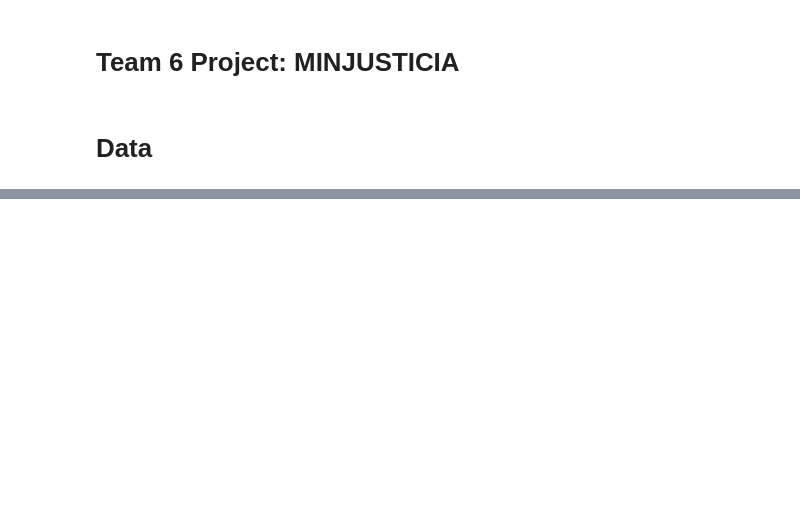
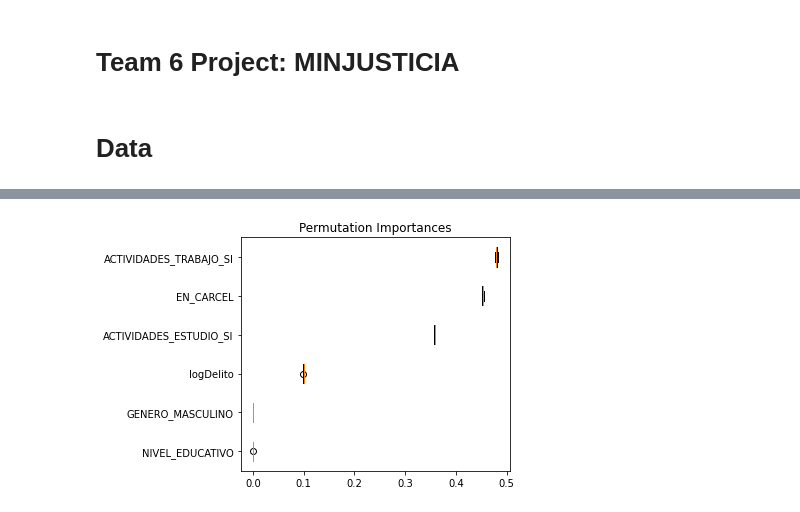
Before and after one commit to sagilar/ds4a-team6, a Jupyter notebook: MODELS_1_project_notebook_minjusticia_copy_SG.ipynb, the cells around one changed output, grey strips where cells are left out. Cells and saved outputs as stored; diff of their text form; code cells hidden in the pictures; blank space fills up the shorter version.

```diff
--- a/MODELS_1_project_notebook_minjusticia_copy_SG.ipynb
+++ b/MODELS_1_project_notebook_minjusticia_copy_SG.ipynb
@@ -140,0 +415,6 @@ categoricas = ['TENTATIVA', 'AGRAVADO', 'CALIFICADO', 'GENERO', 'GENERO', 'REGIO
+# %%
+pd.set_option('display.max_columns',500)
+df_mj_cp_outcome = df_mj_cp[covariates].copy()
+df_mj_cp_outcome.fillna(0,inplace=True)
+df_mj_cp_outcome['cluster'] = cluster_labels
+df_mj_cp_outcome.groupby(by='cluster').describe()
@@ -140,0 +433,4 @@ categoricas = ['TENTATIVA', 'AGRAVADO', 'CALIFICADO', 'GENERO', 'GENERO', 'REGIO
+# %%
+from sklearn import ensemble
+randomForest = ensemble.RandomForestClassifier(n_estimators = 100, max_depth = 4, random_state = 42)
+randomForest.fit(df_mj_cp_outcome[covariates], df_mj_cp_outcome['cluster'])
@@ -140,0 +446,15 @@ categoricas = ['TENTATIVA', 'AGRAVADO', 'CALIFICADO', 'GENERO', 'GENERO', 'REGIO
+# %%
+from sklearn.inspection import permutation_importance
+
+result = permutation_importance(randomForest, df_mj_cp_outcome[covariates], df_mj_cp_outcome['cluster'], n_repeats=10,
+                                random_state=42, n_jobs=2)
+sorted_idx = result.importances_mean.argsort()
+
+fig, ax = plt.subplots()
+ax.boxplot(result.importances[sorted_idx].T,
+           vert=False, labels=df_mj_cp_outcome[covariates].columns[sorted_idx])
+ax.set_title("Permutation Importances")
+fig.tight_layout()
+plt.show()
+# %% [output]
+[figure, added]
```
Also changed, not shown: parts of 21 cells of this notebook.
